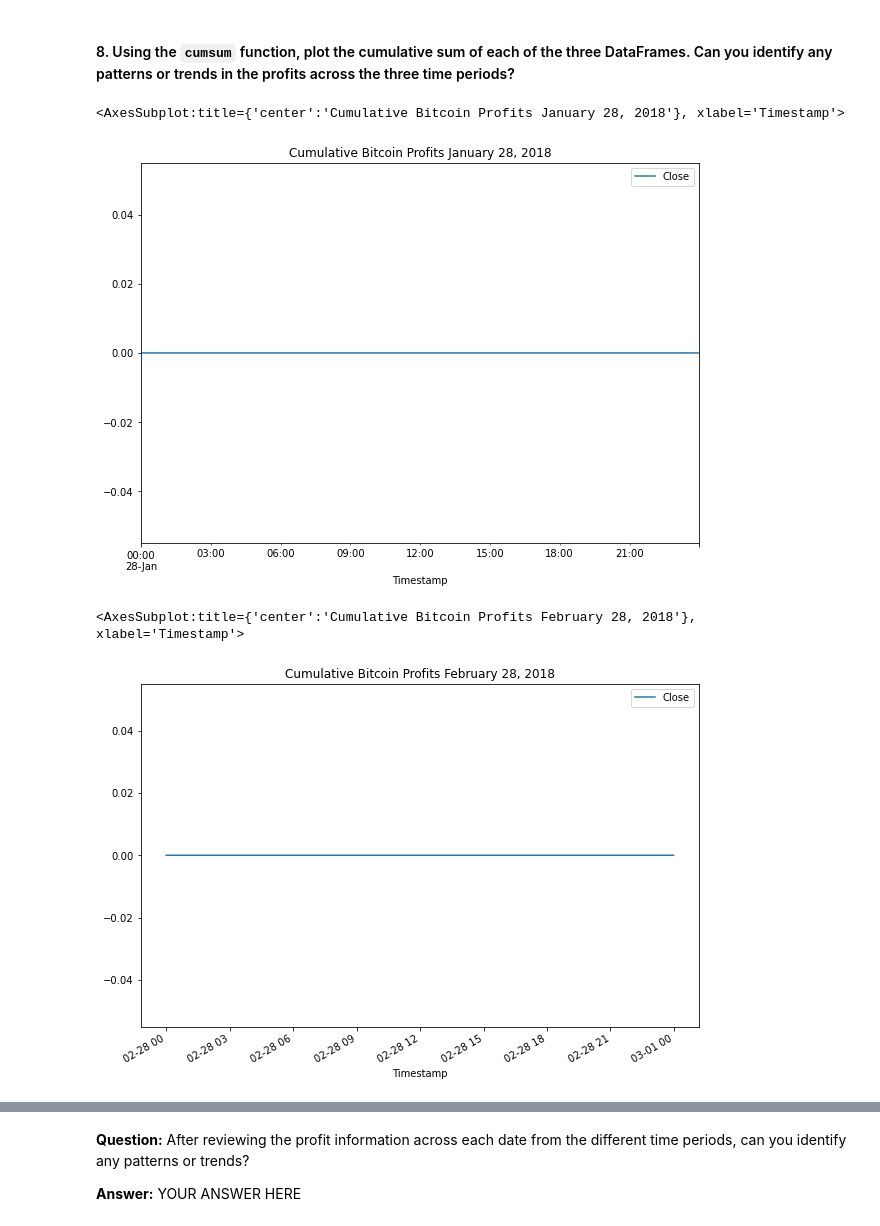
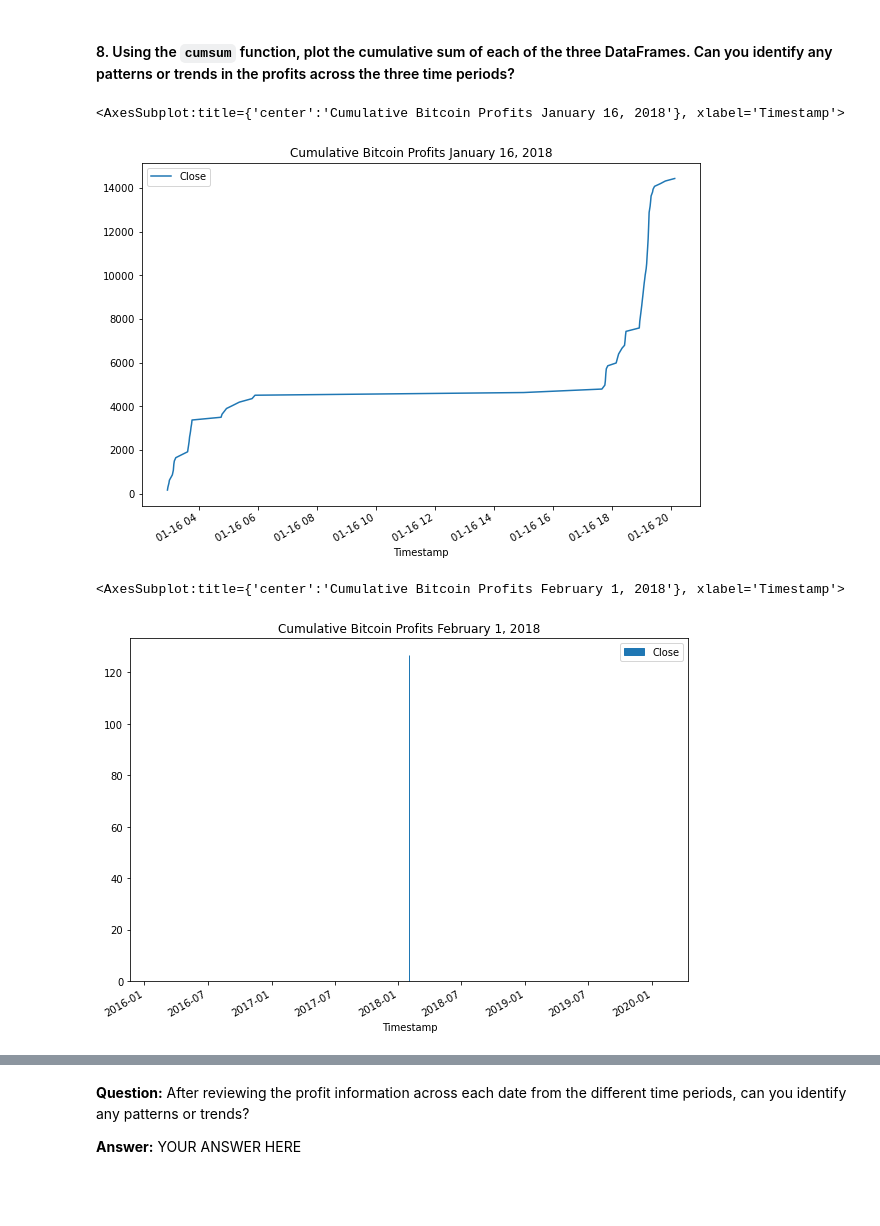
Before and after one commit to DigitalGoldRush/Module_3_Challenge, a Jupyter notebook: Module 3 Challenge/Starter_Code/crypto_arbitrage.ipynb, the cells around one changed output, grey strips where cells are left out. Saved outputs shown, nothing was run; the diff lists cells and outputs as text; code cells hidden in the pictures; blank space fills up the shorter version.

```diff
--- a/Module 3 Challenge/Starter_Code/crypto_arbitrage.ipynb
+++ b/Module 3 Challenge/Starter_Code/crypto_arbitrage.ipynb
@@ -655,13 +655,13 @@ profit_trades_late.describe()
 # %%
 # For the date early in the dataset, calculate the potential profit per trade in dollars
 # Multiply the profitable trades by the cost of the Bitcoin that was purchased
-profit_early = profit_trades_early * coinbase_sliced.loc["2018-01-28"]
-profit_early.describe()
+profit_early = profit_trades_early * coinbase_sliced.loc["2018-01-16"]
+
 
 # Drop any missing values from the profit DataFrame
-#profit_per_trade_early = profit_early.dropna()
+profit_per_trade_early = profit_early.dropna()
 
 # View the early profit DataFrame
-#profit_per_trade_early.describe()
+profit_per_trade_early.head()
 # %% [output]
 |  | Close |
@@ -771,19 +783,19 @@ dtype: float64
 cumulative_profit_early = profit_per_trade_early.cumsum()
 # %%
 # Plot the cumulative sum of profits for the early profit per trade DataFrame
-profit_per_trade_early.plot(figsize=(10, 7), title="Cumulative Bitcoin Profits January 28, 2018")
+cumulative_profit_early.plot(figsize=(10, 7), title="Cumulative Bitcoin Profits January 16, 2018")
 # %% [output]
-<AxesSubplot:title={'center':'Cumulative Bitcoin Profits January 28, 2018'}, xlabel='Timestamp'>
+<AxesSubplot:title={'center':'Cumulative Bitcoin Profits January 16, 2018'}, xlabel='Timestamp'>
-[figure, old version]
+[figure, new version]
 # %%
 # Use the cumsum function to calculate the cumulative profits over time for the early profit per trade DataFrame
 cumulative_profit_middle = profit_per_trade_middle.cumsum()
 # %%
 # Plot the cumulative sum of profits for the middle profit per trade DataFrame
-profit_per_trade_middle.plot(figsize=(10, 7), title="Cumulative Bitcoin Profits February 28, 2018")
+cumulative_profit_middle.plot(figsize=(10, 7), kind="area", title="Cumulative Bitcoin Profits February 1, 2018")
 # %% [output]
-<AxesSubplot:title={'center':'Cumulative Bitcoin Profits February 28, 2018'}, xlabel='Timestamp'>
+<AxesSubplot:title={'center':'Cumulative Bitcoin Profits February 1, 2018'}, xlabel='Timestamp'>
-[figure, old version]
+[figure, new version]
 # %%
 # Use the cumsum function to calculate the cumulative profits over time for the late profit per trade DataFrame
 cumulative_profit_late = profit_per_trade_late.cumsum()
```
Also changed, not shown: parts of 13 cells of this notebook.
